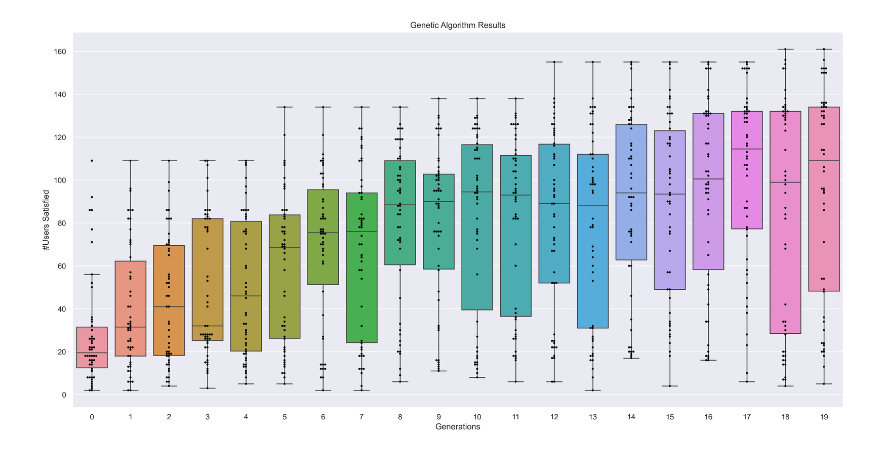
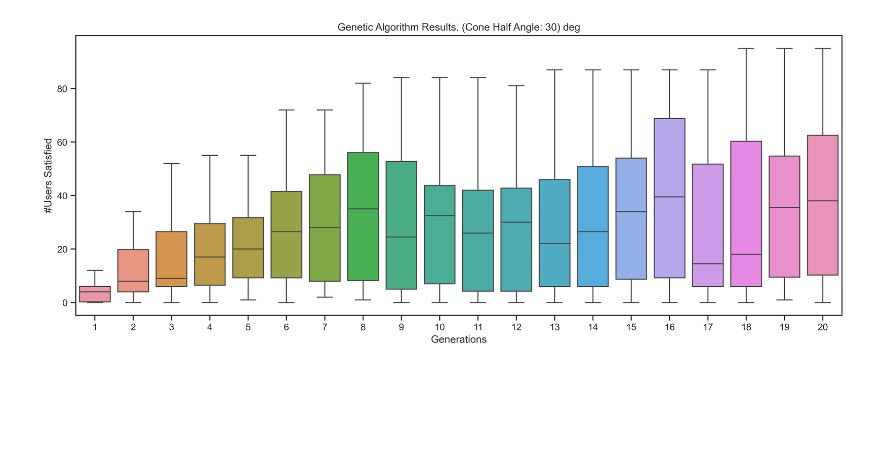
Before and after one commit to sirbastiano/STKWizard, a Jupyter notebook: plotter.ipynb, the cells around one changed output. Cells and saved outputs as stored; diff of their text form; code cells hidden in the pictures; blank space fills up the shorter version.

```diff
--- a/plotter.ipynb
+++ b/plotter.ipynb
@@ -30,15 +21,0 @@ for i in range(20):
-# %%
-fig, ax = plt.subplots(figsize=(13,5), dpi=100)
-ax = sns.violinplot(ax=ax, x="Gen", y="Eval",
-               #  col="Users", data=df)
-               data=DF, inner=None)
-
-# ax = sns.boxplot(ax=ax, x="Gen", y="Eval",
-#                #  col="Users", data=df)
-#                data=DF)
-
-
-ax = sns.swarmplot(x="Gen", y="Eval", data=DF,
-                   color="black", size=3,)
-ax.set_ylabel('Users')
-plt.show()
@@ -47,23 +22,55 @@ plt.show()
 # %%
-fig, ax = plt.subplots(figsize=(10*2,5*2), dpi=100*3)
-# ax = sns.violinplot(ax=ax, x="Eval", y="Gen",
-#                #  col="Users", data=df)
-#                data=DF, inner=None)
-#                # data=DF)
+folders = Path('SRC').glob('**/*')
+folders = [x for x in folders if x.is_dir() and x.name == 'Double']
 
-ax = sns.boxplot(ax=ax, x="Gen", y="Eval",
-               linewidth=1.2,
-               fliersize=2,
-               #  col="Users", data=df)
-               data=DF)
+for ii, folderDir in enumerate(folders):
+     DirPath = folderDir
+     folderDir = folderDir.as_posix()
+     for i in range(20):
+          idx = i
+          df = pd.read_csv(folderDir + f'/gen_{idx}.csv')
+          new_df = addGenIdx(df, idx=idx)
+          if i == 0:
+               DF = new_df
+          else:
+               DF = DF.append(new_df)
+     # DF['Eval'] = DF['Eval'] / 60 # Minutes
+     # fig, ax = plt.subplots(figsize=(13,5), dpi=100)
+     # ax = sns.violinplot(ax=ax, x="Gen", y="Eval",
+     #                #  col="Users", data=df)
+     #                data=DF, inner=None)
+
+     # # ax = sns.boxplot(ax=ax, x="Gen", y="Eval",
+     # #                #  col="Users", data=df)
+     # #                data=DF)
 
 
-ax = sns.swarmplot(x="Gen", y="Eval", data=DF,
-                   color="black", size=3,)
-ax.set_ylabel('#Users Satisfied')
-ax.set_xlabel('Generations')
-ax.set_title('Genetic Algorithm Results')
-plt.savefig(folderDir+'\\Results.png')
-plt.show()
+     # ax = sns.swarmplot(x="Gen", y="Eval", data=DF,
+     #                    color="black", size=3,)
+     # ax.set_ylabel('Users')
+     # plt.show()
+     fig, ax = plt.subplots(figsize=(8*2,3*2), dpi=120*3)
+     # ax = sns.violinplot(ax=ax, x="Eval", y="Gen",
+     #                #  col="Users", data=df)
+     #                data=DF, inner=None)
+     #                # data=DF)
+
+     ax = sns.boxplot(ax=ax, x="Gen", y="Eval",
+                    linewidth=1.2,
+                    fliersize=2,
+                    showfliers=False,
+                    #  col="Users", data=df)
+                    data=DF)
+
+
+     # ax = sns.swarmplot(x="Gen", y="Eval", data=DF,
+     #                color="black", size=3,)
+     ax.set_ylabel('#Users Satisfied')
+     ax.set_xlabel('Generations')
+     ax.set_title(f'Genetic Algorithm Results. (Cone Half Angle: {DirPath.parent.name.split("S")[1]}) deg')
+     ax.set_xticks(ticks=np.arange(20), labels=np.arange(20)+1,)
+
+     plt.savefig(f'Images/Results_{ii}_{DirPath.parent.name.split("S")[1]}_deg.png')
+     plt.show()
 # %% [output]
-[figure, old version]
+[figure, new version]
```
Also changed, not shown: parts of 9 cells of this notebook, 57 other files.
